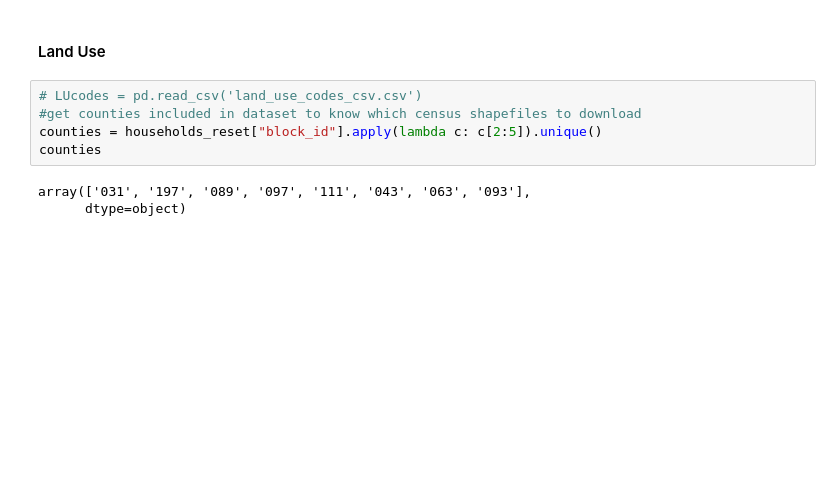
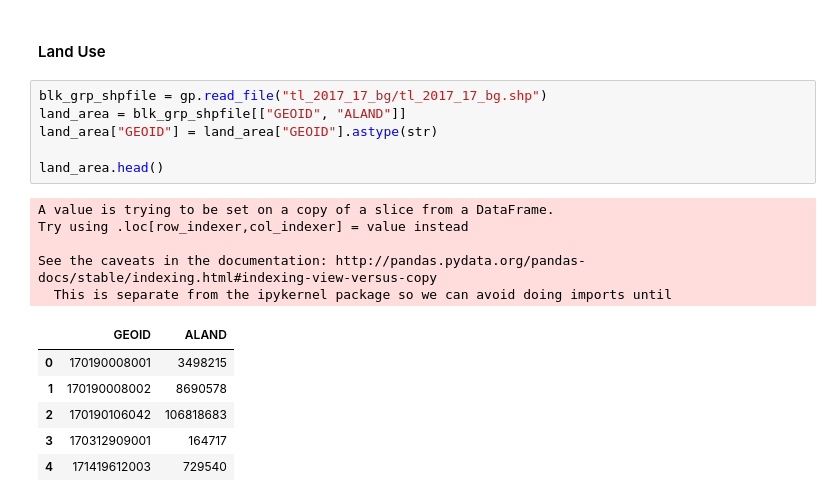
Before and after one commit to ual/ual_model_workspace, a Jupyter notebook: spring-2019-models/notebooks-amelia/urbansim to polaris data.ipynb, the cells around one changed output. Saved outputs shown, nothing was run; the diff lists cells and outputs as text; blank space fills up the shorter version.

```diff
--- a/spring-2019-models/notebooks-amelia/urbansim to polaris data.ipynb
+++ b/spring-2019-models/notebooks-amelia/urbansim to polaris data.ipynb
@@ -322,11 +319,21 @@ persons_df.head(50)
 | 170318298003019 | 1 | 0 | 0 | 1 | 0 | 0 | 0 | 1 | ... |
 # %% [markdown]
 #### Land Use
-# %%
-# LUcodes = pd.read_csv('land_use_codes_csv.csv')
-#get counties included in dataset to know which census shapefiles to download
-counties = households_reset["block_id"].apply(lambda c: c[2:5]).unique()
-counties
-# %% [output]
-array(['031', '197', '089', '097', '111', '043', '063', '093'],
-      dtype=object)
+# %%
+blk_grp_shpfile = gp.read_file("tl_2017_17_bg/tl_2017_17_bg.shp")
+land_area = blk_grp_shpfile[["GEOID", "ALAND"]]
+land_area["GEOID"] = land_area["GEOID"].astype(str)
+
+land_area.head()
+# %% [output]
+A value is trying to be set on a copy of a slice from a DataFrame.
+Try using .loc[row_indexer,col_indexer] = value instead
+
+See the caveats in the documentation: http://pandas.pydata.org/pandas-docs/stable/indexing.html#indexing-view-versus-copy
+  This is separate from the ipykernel package so we can avoid doing imports until
+|  | GEOID | ALAND |
+| 0 | 170190008001 | 3498215 |
+| 1 | 170190008002 | 8690578 |
+| 2 | 170190106042 | 106818683 |
+| 3 | 170312909001 | 164717 |
+| 4 | 171419612003 | 729540 |
```
Also changed, not shown: parts of 11 cells of this notebook.
